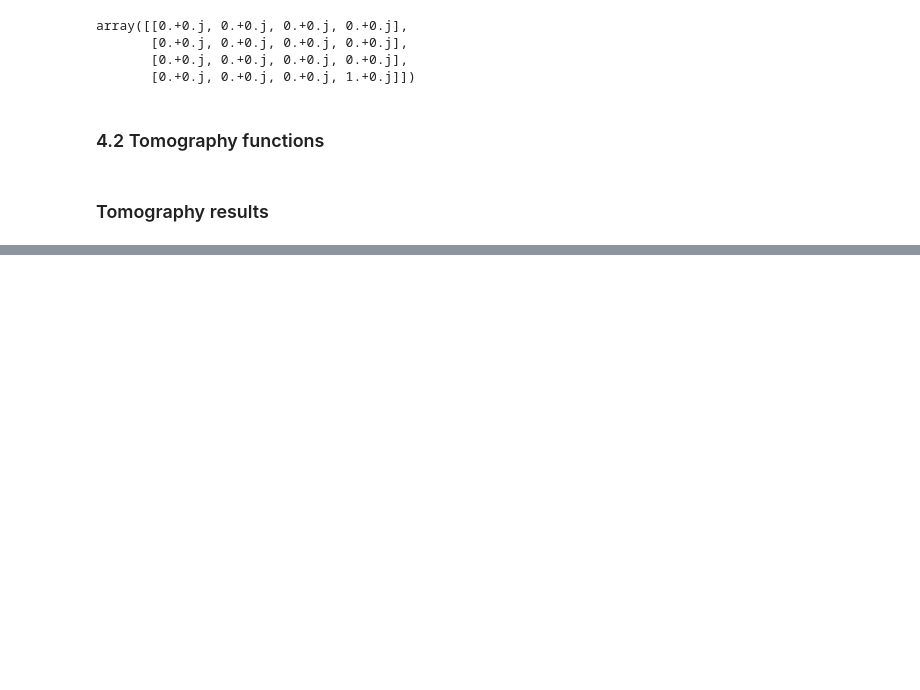
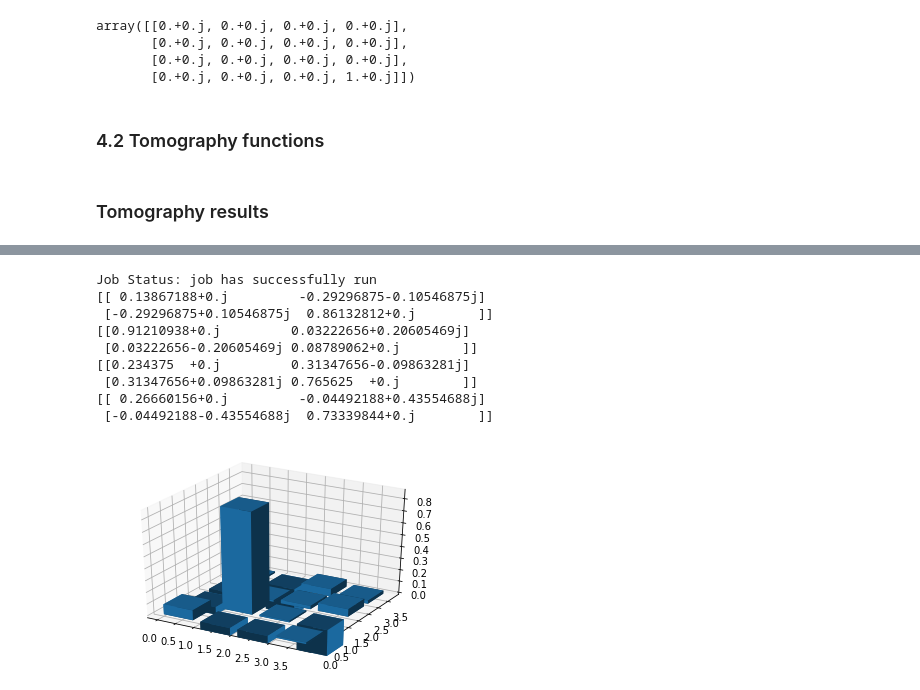
Before and after one commit to panbae59/smooth-optimal-control-2, a Jupyter notebook: new_SOC_with_qiskit_armonk.ipynb, the cells around one changed output, grey strips where cells are left out. Drawn from its saved outputs; the diff is of its cells as text; code cells hidden in the pictures; blank space fills up the shorter version.

```diff
--- a/new_SOC_with_qiskit_armonk.ipynb
+++ b/new_SOC_with_qiskit_armonk.ipynb
@@ -640,3 +645,14 @@ plot_density_matrix(pi_process_matrix)
 # %%
-pi_process_matrix = gate_tomography(smooth_optimal_control.gate['X'], smooth_optimal_control.gate, detuning = 1*MHz)
+pi_process_matrix = gate_tomography(smooth_optimal_control.gate['X'], smooth_optimal_control.gate, detuning = 0.5*MHz)
 plot_density_matrix(pi_process_matrix)
+# %% [output]
+Job Status: job has successfully run
+[[ 0.13867188+0.j         -0.29296875-0.10546875j]
+ [-0.29296875+0.10546875j  0.86132812+0.j        ]]
+[[0.91210938+0.j         0.03222656+0.20605469j]
+ [0.03222656-0.20605469j 0.08789062+0.j        ]]
+[[0.234375  +0.j         0.31347656-0.09863281j]
+ [0.31347656+0.09863281j 0.765625  +0.j        ]]
+[[ 0.26660156+0.j         -0.04492188+0.43554688j]
+ [-0.04492188-0.43554688j  0.73339844+0.j        ]]
+[figure, added]
```
Also changed, not shown: parts of 27 cells of this notebook, 2 other files.
